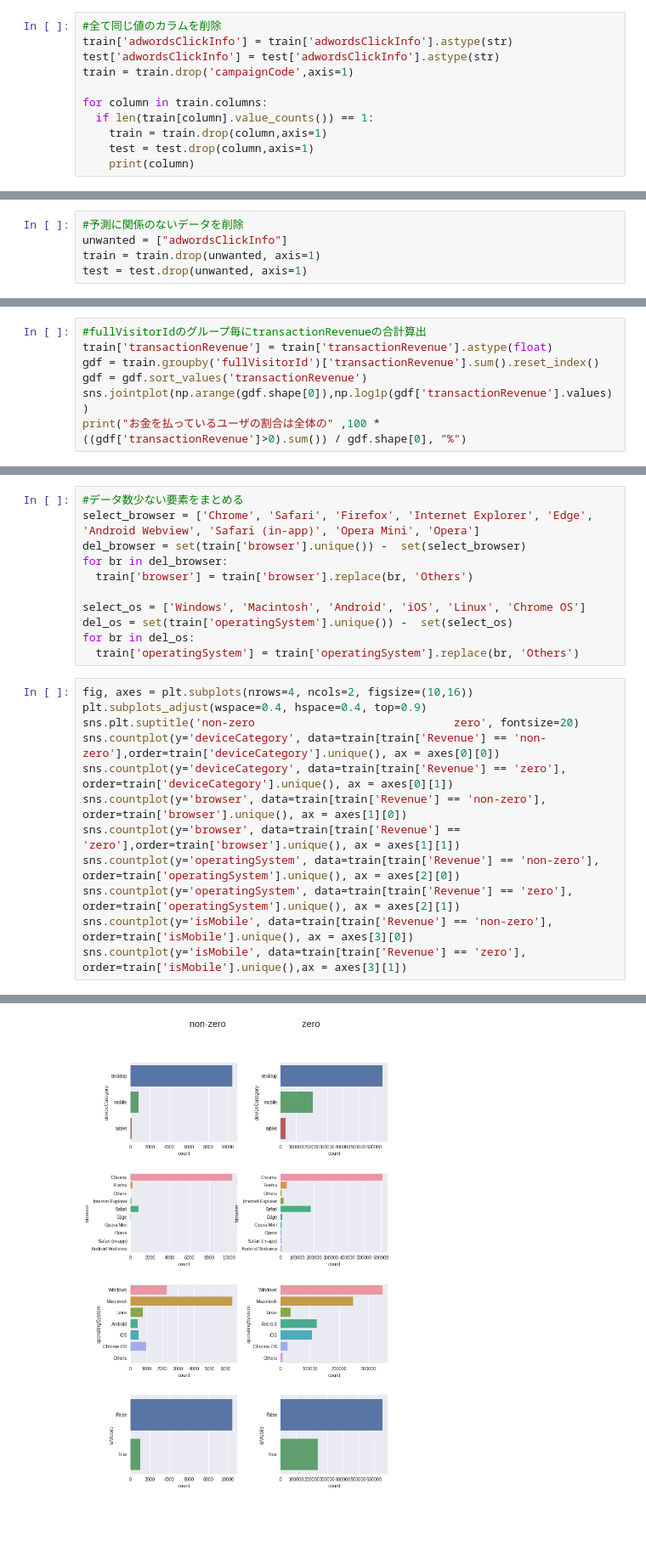
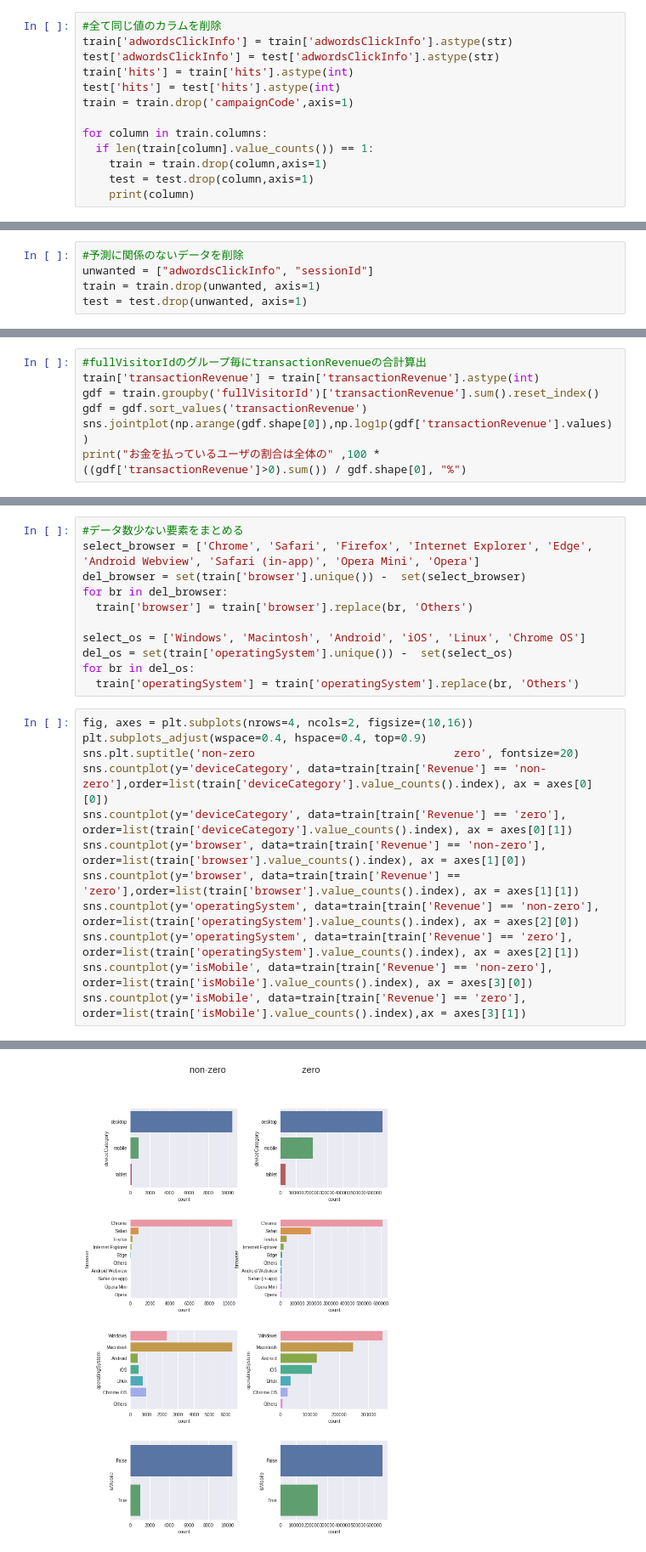
Before and after one commit to taiki323/kaggle_training, a Jupyter notebook: Google_Analytics_Customer_Revenue_Prediction.ipynb, the cells around one changed output, grey strips where cells are left out. Shown at 85% size. Drawn from its saved outputs; the diff is of its cells as text; blank space fills up the shorter version.

```diff
--- a/Google_Analytics_Customer_Revenue_Prediction.ipynb
+++ b/Google_Analytics_Customer_Revenue_Prediction.ipynb
@@ -160,6 +162,8 @@ print(diff_col)
 #全て同じ値のカラムを削除
 train['adwordsClickInfo'] = train['adwordsClickInfo'].astype(str)
 test['adwordsClickInfo'] = test['adwordsClickInfo'].astype(str)
+train['hits'] = train['hits'].astype(int)
+test['hits'] = test['hits'].astype(int)
 train = train.drop('campaignCode',axis=1)
 
 for column in train.columns:
@@ -222,7 +226,7 @@ train = train.drop(del_columns, axis=1)
 test = test.drop(del_columns, axis=1)
 # %%
 #予測に関係のないデータを削除
-unwanted = ["adwordsClickInfo"]
+unwanted = ["adwordsClickInfo", "sessionId"]
 train = train.drop(unwanted, axis=1)
 test = test.drop(unwanted, axis=1)
 # %%
@@ -248,7 +252,7 @@ Index(['channelGrouping', 'date', 'fullVisitorId', 'sessionId', 'visitId',
 お金を払っているユーザの割合
 # %%
 #fullVisitorIdのグループ毎にtransactionRevenueの合計算出
-train['transactionRevenue'] = train['transactionRevenue'].astype(float)
+train['transactionRevenue'] = train['transactionRevenue'].astype(int)
 gdf = train.groupby('fullVisitorId')['transactionRevenue'].sum().reset_index()
 gdf = gdf.sort_values('transactionRevenue')
 sns.jointplot(np.arange(gdf.shape[0]),np.log1p(gdf['transactionRevenue'].values))
@@ -290,18 +324,18 @@ for br in del_os:
 # %%
 fig, axes = plt.subplots(nrows=4, ncols=2, figsize=(10,16))
 plt.subplots_adjust(wspace=0.4, hspace=0.4, top=0.9)
 sns.plt.suptitle('non-zero                              zero', fontsize=20)
-sns.countplot(y='deviceCategory', data=train[train['Revenue'] == 'non-zero'],order=train['deviceCategory'].unique(), ax = axes[0][0])
-sns.countplot(y='deviceCategory', data=train[train['Revenue'] == 'zero'], order=train['deviceCategory'].unique(), ax = axes[0][1])
-sns.countplot(y='browser', data=train[train['Revenue'] == 'non-zero'], order=train['browser'].unique(), ax = axes[1][0])
-sns.countplot(y='browser', data=train[train['Revenue'] == 'zero'],order=train['browser'].unique(), ax = axes[1][1])
-sns.countplot(y='operatingSystem', data=train[train['Revenue'] == 'non-zero'], order=train['operatingSystem'].unique(), ax = axes[2][0])
-sns.countplot(y='operatingSystem', data=train[train['Revenue'] == 'zero'], order=train['operatingSystem'].unique(), ax = axes[2][1])
-sns.countplot(y='isMobile', data=train[train['Revenue'] == 'non-zero'], order=train['isMobile'].unique(), ax = axes[3][0])
-sns.countplot(y='isMobile', data=train[train['Revenue'] == 'zero'], order=train['isMobile'].unique(),ax = axes[3][1])
+sns.countplot(y='deviceCategory', data=train[train['Revenue'] == 'non-zero'],order=list(train['deviceCategory'].value_counts().index), ax = axes[0][0])
+sns.countplot(y='deviceCategory', data=train[train['Revenue'] == 'zero'], order=list(train['deviceCategory'].value_counts().index), ax = axes[0][1])
+sns.countplot(y='browser', data=train[train['Revenue'] == 'non-zero'], order=list(train['browser'].value_counts().index), ax = axes[1][0])
+sns.countplot(y='browser', data=train[train['Revenue'] == 'zero'],order=list(train['browser'].value_counts().index), ax = axes[1][1])
+sns.countplot(y='operatingSystem', data=train[train['Revenue'] == 'non-zero'], order=list(train['operatingSystem'].value_counts().index), ax = axes[2][0])
+sns.countplot(y='operatingSystem', data=train[train['Revenue'] == 'zero'], order=list(train['operatingSystem'].value_counts().index), ax = axes[2][1])
+sns.countplot(y='isMobile', data=train[train['Revenue'] == 'non-zero'], order=list(train['isMobile'].value_counts().index), ax = axes[3][0])
+sns.countplot(y='isMobile', data=train[train['Revenue'] == 'zero'], order=list(train['isMobile'].value_counts().index),ax = axes[3][1])
 # %% [output]
 <matplotlib.axes._subplots.AxesSubplot at 0x...>
-[figure, old version]
+[figure, new version]
 # %% [markdown]
 - deviceCategoryはnon-zeroの方がデスクトップの割合高い
 - browserはzeroの方がSafariの割合高い
```
Also changed, not shown: parts of 50 cells of this notebook.
